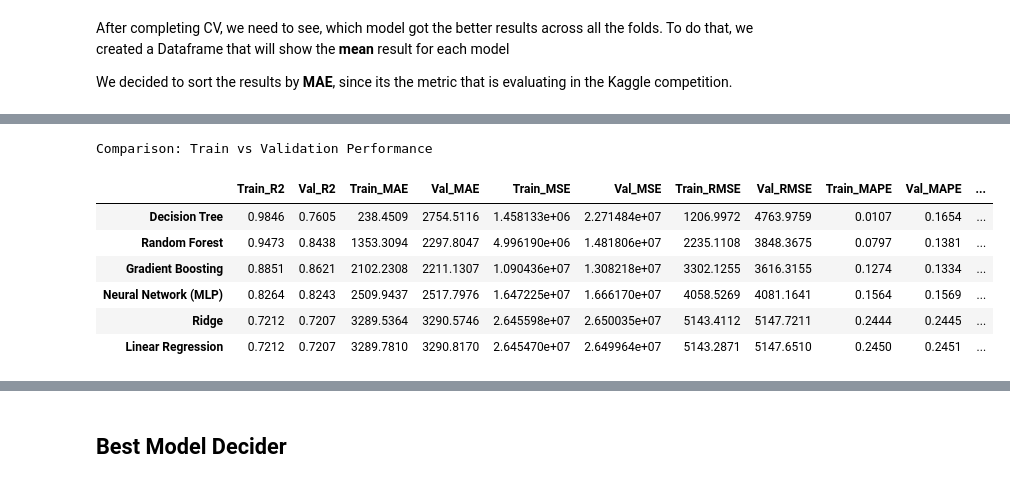
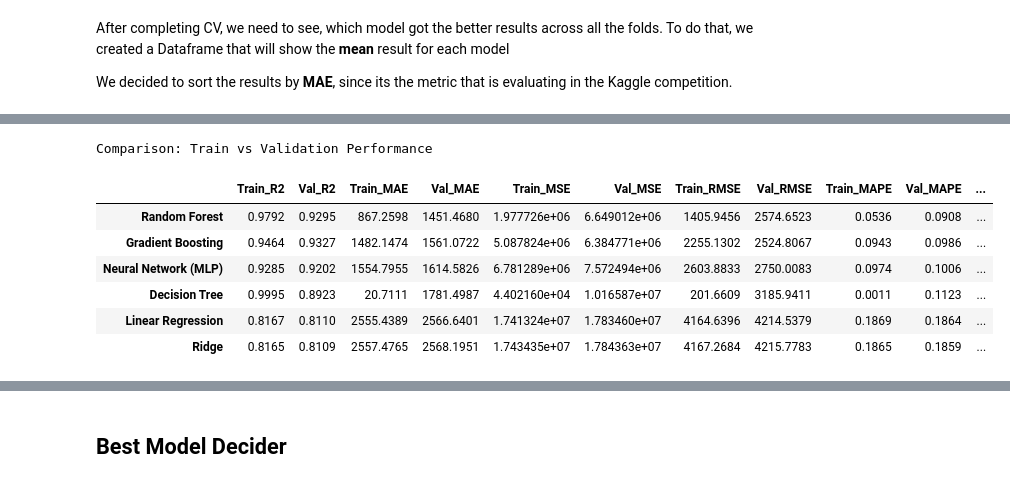
Before and after one commit to Rafaeric71/MachineLearning-Group44, a Jupyter notebook: Group_44_notebooks/Modeling copy.ipynb, the cells around one changed output, grey strips where cells are left out. Cells and saved outputs as stored; diff of their text form; code cells hidden in the pictures.

```diff
--- a/Group_44_notebooks/Modeling copy.ipynb
+++ b/Group_44_notebooks/Modeling copy.ipynb
@@ -44,7 +47,7 @@ array([22290, 13790, 24990, ...,  8399, 12990, 10495])
 # %% [markdown]
 ## Functions
 # %%
-def select_rfe(X, y, names, n_features=13):
+def select_rfe(X, y, names, n_features=15):
 
     '''
     Selects the most revelant features using RFE with Ridge algorithm (wrapper method)
@@ -102,9 +105,9 @@ def select_ridge(X, y, names, alpha=5):
     # PROTEÇÃO CRÍTICA: O limite é o menor entre nomes e coeficientes
     limit = min(len(names), len(ridge.coef_))
 
-    return [names[i] for i in range(limit) if abs(ridge.coef_[i]) > 1e-1]
+    return [names[i] for i in range(limit) if abs(ridge.coef_[i]) > 1e-3]
 # %%
-def select_lasso(X, y, names, alpha=50):
+def select_lasso(X, y, names, alpha=5):
 
     """
     Selects relevant features using Lasso regression coefficients (L1 regularization).
@@ -136,7 +139,7 @@ def select_lasso(X, y, names, alpha=50):
 
     return [names[i] for i in range(limit) if lasso.coef_[i] != 0]
 # %%
-def consensus_features(X, y, names, min_votes=2, rfe_n_features=13):
+def consensus_features(X, y, names, min_votes=2, rfe_n_features=None):
     """
     Feature selection via:
     1) Lasso + Ridge voting to define a candidate pool
@@ -426,29 +434,29 @@ Model Performance (Cross-Validation Mean)
 # %%
 # Create DataFrames and calculate means
 val_df = pd.DataFrame(results_val).T.map(lambda x: np.mean(x))
 train_df = pd.DataFrame(results_train).T.map(lambda x: np.mean(x))
 
 # Rename columns to distinguish Train vs Val
 val_df.columns = [f"Val_{col}" for col in val_df.columns]
 train_df.columns = [f"Train_{col}" for col in train_df.columns]
 
 # Combine them
 full_results = pd.concat([train_df, val_df], axis=1)
 
 # Sort by a specific metric and display
 # Reordering columns to put Train/Val pairs next to each other
 cols = []
 for m in metrics.keys():
     cols.extend([f"Train_{m}", f"Val_{m}"])
 
 print("Comparison: Train vs Validation Performance")
-display(full_results[cols].round(4).sort_values(by='Train_MAE'))
+display(full_results[cols].round(4).sort_values(by='Val_MAE'))
 # %% [output]
 Comparison: Train vs Validation Performance
 |  | Train_R2 | Val_R2 | Train_MAE | Val_MAE | Train_MSE | Val_MSE | Train_RMSE | Val_RMSE | Train_MAPE | Val_MAPE | ... |
-| Decision Tree | 0.9846 | 0.7605 | 238.4509 | 2754.5116 | 1.458133e+06 | 2.271484e+07 | 1206.9972 | 4763.9759 | 0.0107 | 0.1654 | ... |
-| Random Forest | 0.9473 | 0.8438 | 1353.3094 | 2297.8047 | 4.996190e+06 | 1.481806e+07 | 2235.1108 | 3848.3675 | 0.0797 | 0.1381 | ... |
-| Gradient Boosting | 0.8851 | 0.8621 | 2102.2308 | 2211.1307 | 1.090436e+07 | 1.308218e+07 | 3302.1255 | 3616.3155 | 0.1274 | 0.1334 | ... |
-| Neural Network (MLP) | 0.8264 | 0.8243 | 2509.9437 | 2517.7976 | 1.647225e+07 | 1.666170e+07 | 4058.5269 | 4081.1641 | 0.1564 | 0.1569 | ... |
-| Ridge | 0.7212 | 0.7207 | 3289.5364 | 3290.5746 | 2.645598e+07 | 2.650035e+07 | 5143.4112 | 5147.7211 | 0.2444 | 0.2445 | ... |
-| Linear Regression | 0.7212 | 0.7207 | 3289.7810 | 3290.8170 | 2.645470e+07 | 2.649964e+07 | 5143.2871 | 5147.6510 | 0.2450 | 0.2451 | ... |
+| Random Forest | 0.9792 | 0.9295 | 867.2598 | 1451.4680 | 1.977726e+06 | 6.649012e+06 | 1405.9456 | 2574.6523 | 0.0536 | 0.0908 | ... |
+| Gradient Boosting | 0.9464 | 0.9327 | 1482.1474 | 1561.0722 | 5.087824e+06 | 6.384771e+06 | 2255.1302 | 2524.8067 | 0.0943 | 0.0986 | ... |
+| Neural Network (MLP) | 0.9285 | 0.9202 | 1554.7955 | 1614.5826 | 6.781289e+06 | 7.572494e+06 | 2603.8833 | 2750.0083 | 0.0974 | 0.1006 | ... |
+| Decision Tree | 0.9995 | 0.8923 | 20.7111 | 1781.4987 | 4.402160e+04 | 1.016587e+07 | 201.6609 | 3185.9411 | 0.0011 | 0.1123 | ... |
+| Linear Regression | 0.8167 | 0.8110 | 2555.4389 | 2566.6401 | 1.741324e+07 | 1.783460e+07 | 4164.6396 | 4214.5379 | 0.1869 | 0.1864 | ... |
+| Ridge | 0.8165 | 0.8109 | 2557.4765 | 2568.1951 | 1.743435e+07 | 1.784363e+07 | 4167.2684 | 4215.7783 | 0.1865 | 0.1859 | ... |
```
Also changed, not shown: parts of 11 cells of this notebook, 3 other files.
